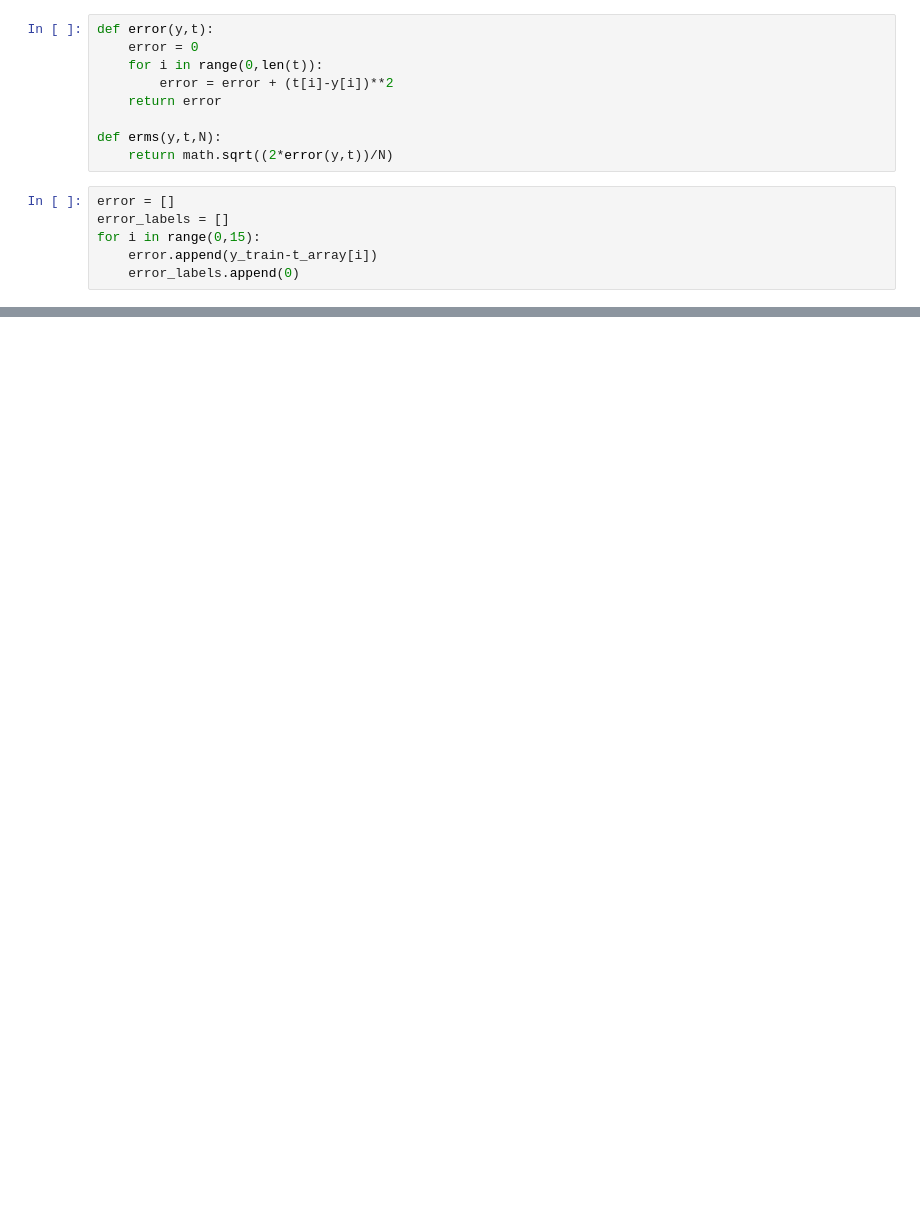
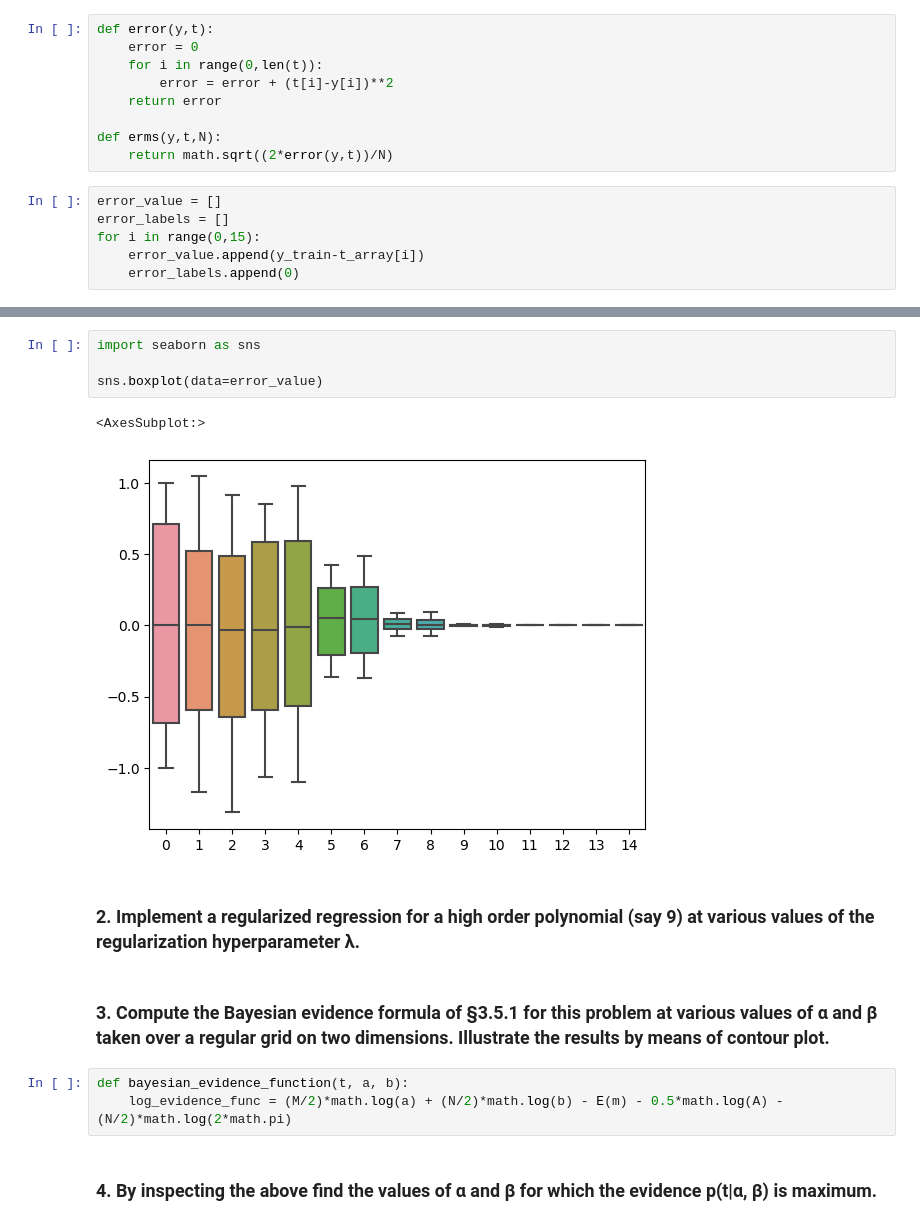
Before and after one commit to FredMCA/COMP6257-Coursework_1, a Jupyter notebook: notebook.ipynb, the cells around one changed output, grey strips where cells are left out. Drawn from its saved outputs; the diff is of its cells as text; blank space fills up the shorter version.

```diff
--- a/notebook.ipynb
+++ b/notebook.ipynb
@@ -100,8 +114,8 @@ def error(y,t):
 def erms(y,t,N):
     return math.sqrt((2*error(y,t))/N)
 # %%
-error = []
+error_value = []
 error_labels = []
 for i in range(0,15):
-    error.append(y_train-t_array[i])
+    error_value.append(y_train-t_array[i])
     error_labels.append(0)
@@ -141,0 +122,16 @@ ValueError: X must have 2 or fewer dimensions
+# %%
+import seaborn as sns
+
+sns.boxplot(data=error_value)
+# %% [output]
+<AxesSubplot:>
+[figure, added]
+# %% [markdown]
+### 2. Implement a regularized regression for a high order polynomial (say 9) at various values of the regularization hyperparameter λ.
+# %% [markdown]
+### 3. Compute the Bayesian evidence formula of §3.5.1 for this problem at various values of α and β taken over a regular grid on two dimensions. Illustrate the results by means of contour plot.
+# %%
+def bayesian_evidence_function(t, a, b):
+    log_evidence_func = (M/2)*math.log(a) + (N/2)*math.log(b) - E(m) - 0.5*math.log(A) - (N/2)*math.log(2*math.pi)
+# %% [markdown]
+### 4. By inspecting the above find the values of α and β for which the evidence p(t|α, β) is maximum.
```
Also changed, not shown: parts of 10 cells of this notebook, 2 other files.
